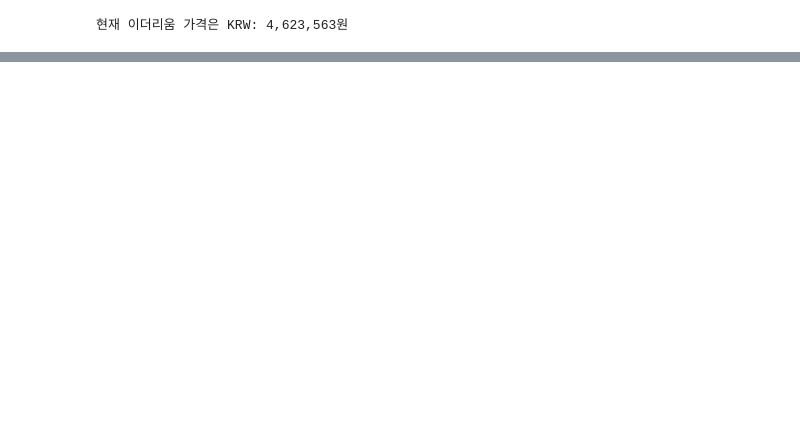
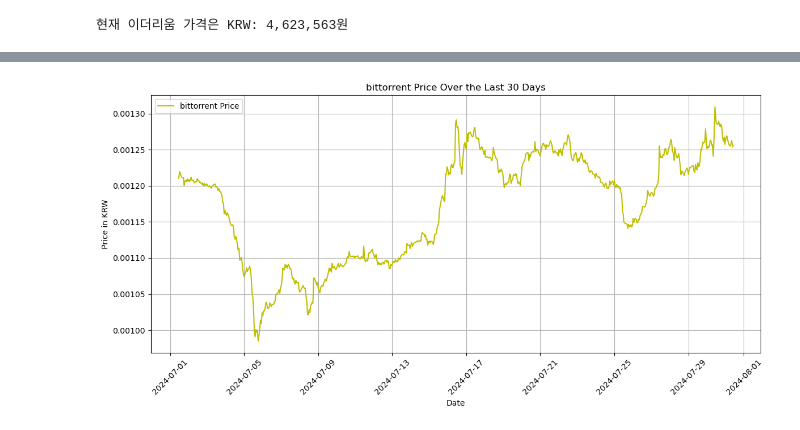
Before and after one commit to choi55j/after-school, a Jupyter notebook: Cryptocurrency Data Analysis/암호화폐 분석.ipynb, the cells around one changed output, grey strips where cells are left out. Cells and saved outputs as stored; diff of their text form; code cells hidden in the pictures; blank space fills up the shorter version.

```diff
--- a/Cryptocurrency Data Analysis/암호화폐 분석.ipynb
+++ b/Cryptocurrency Data Analysis/암호화폐 분석.ipynb
@@ -254,0 +275,58 @@ print(f"현재 이더리움 가격은 KRW: {formatted_price}원")
+# %%
+import requests
+import pandas as pd
+import matplotlib.pyplot as plt
+import time
+from datetime import datetime, timedelta
+
+# CoinGecko API 엔드포인트 URL
+url = "https://api.coingecko.com/api/v3/coins/bittorrent/market_chart/range"
+
+# 과거 데이터 요청 범위 설정
+end_date = datetime.utcnow()  # 현재 시간
+start_date = end_date - timedelta(days=30)  # 30일 전
+
+# Unix 타임스탬프 변환
+start_timestamp = int(start_date.timestamp())
+end_timestamp = int(end_date.timestamp())
+
+# API 요청 파라미터
+params = {
+    'vs_currency': 'krw',
+    'from': start_timestamp,
+    'to': end_timestamp
+}
+
+# API 요청 보내기
+response = requests.get(url, params=params)
+response.raise_for_status()  # 요청 실패 시 예외 발생
+
+# 응답 데이터 파싱
+data = response.json()
+
+# 가격 데이터 추출
+prices = data['prices']
+timestamps = [datetime.fromtimestamp(price[0] / 1000) for price in prices]
+values = [price[1] for price in prices]
+
+# 데이터프레임 생성
+df = pd.DataFrame({
+    'timestamp': timestamps,
+    'price': values
+})
+
+# 그래프 그리기
+plt.figure(figsize=(12, 6))
+plt.plot(df['timestamp'], df['price'], label='bittorrent Price',c='y')
+plt.xlabel('Date')
+plt.ylabel('Price in KRW')
+plt.title('bittorrent Price Over the Last 30 Days')
+plt.legend()
+plt.grid(True)
+plt.xticks(rotation=45)
+plt.tight_layout()
+
+# 그래프를 화면에 출력
+plt.show()
+# %% [output]
+[figure, added]
```
Also changed, not shown: parts of 4 cells of this notebook, 1 other file.
